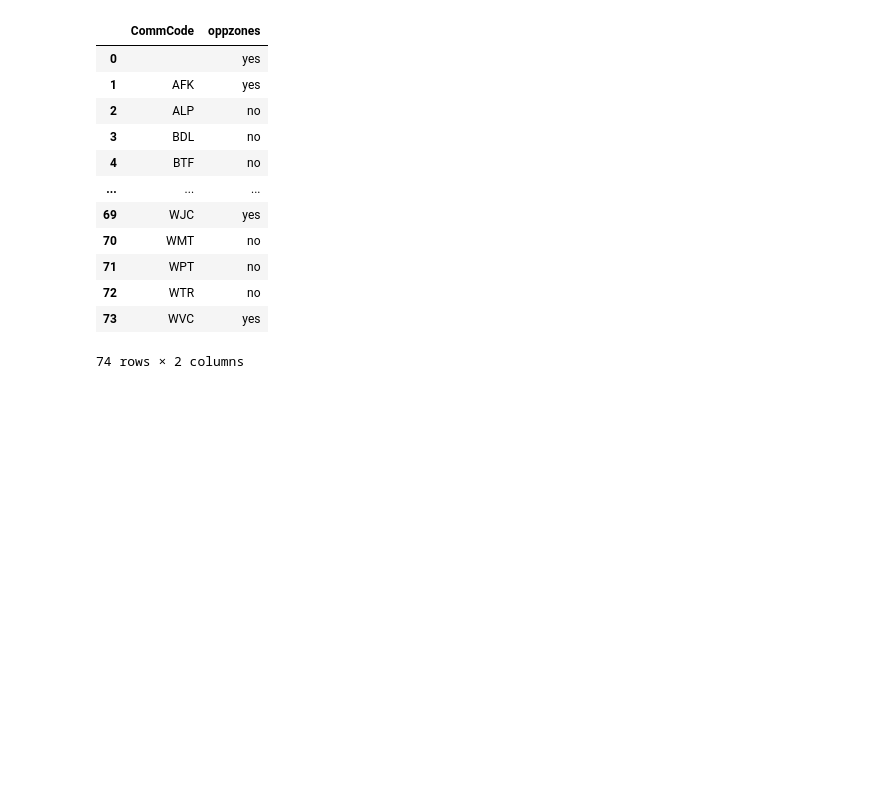
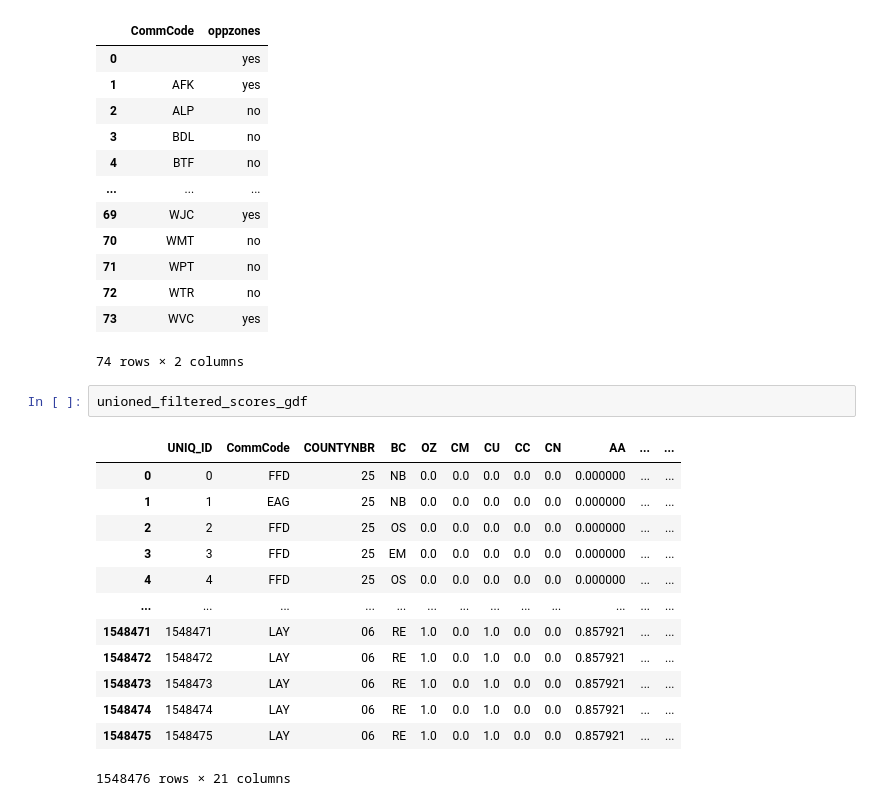
Before and after one commit to WFRCAnalytics/MAP-Housing-ATO-Calculator, a Jupyter notebook: HousingSuitability-PostUnionCalcs.ipynb, the cells around one changed output. Cells and saved outputs as stored; diff of their text form; blank space fills up the shorter version.

```diff
--- a/HousingSuitability-PostUnionCalcs.ipynb
+++ b/HousingSuitability-PostUnionCalcs.ipynb
@@ -793,3 +793,19 @@ dfCommCodeCatWithOZ
 | 72 | WTR | no |
 | 73 | WVC | yes |
 74 rows × 2 columns
+# %%
+unioned_filtered_scores_gdf
+# %% [output]
+|  | UNIQ_ID | CommCode | COUNTYNBR | BC | OZ | CM | CU | CC | CN | AA | ... | ... |
+| 0 | 0 | FFD | 25 | NB | 0.0 | 0.0 | 0.0 | 0.0 | 0.0 | 0.000000 | ... | ... |
+| 1 | 1 | EAG | 25 | NB | 0.0 | 0.0 | 0.0 | 0.0 | 0.0 | 0.000000 | ... | ... |
+| 2 | 2 | FFD | 25 | OS | 0.0 | 0.0 | 0.0 | 0.0 | 0.0 | 0.000000 | ... | ... |
+| 3 | 3 | FFD | 25 | EM | 0.0 | 0.0 | 0.0 | 0.0 | 0.0 | 0.000000 | ... | ... |
+| 4 | 4 | FFD | 25 | OS | 0.0 | 0.0 | 0.0 | 0.0 | 0.0 | 0.000000 | ... | ... |
+| ... | ... | ... | ... | ... | ... | ... | ... | ... | ... | ... | ... | ... |
+| 1548471 | 1548471 | LAY | 06 | RE | 1.0 | 0.0 | 1.0 | 0.0 | 0.0 | 0.857921 | ... | ... |
+| 1548472 | 1548472 | LAY | 06 | RE | 1.0 | 0.0 | 1.0 | 0.0 | 0.0 | 0.857921 | ... | ... |
+| 1548473 | 1548473 | LAY | 06 | RE | 1.0 | 0.0 | 1.0 | 0.0 | 0.0 | 0.857921 | ... | ... |
+| 1548474 | 1548474 | LAY | 06 | RE | 1.0 | 0.0 | 1.0 | 0.0 | 0.0 | 0.857921 | ... | ... |
+| 1548475 | 1548475 | LAY | 06 | RE | 1.0 | 0.0 | 1.0 | 0.0 | 0.0 | 0.857921 | ... | ... |
+1548476 rows × 21 columns
```
Also changed, not shown: parts of 6 cells of this notebook, 3 other files.
